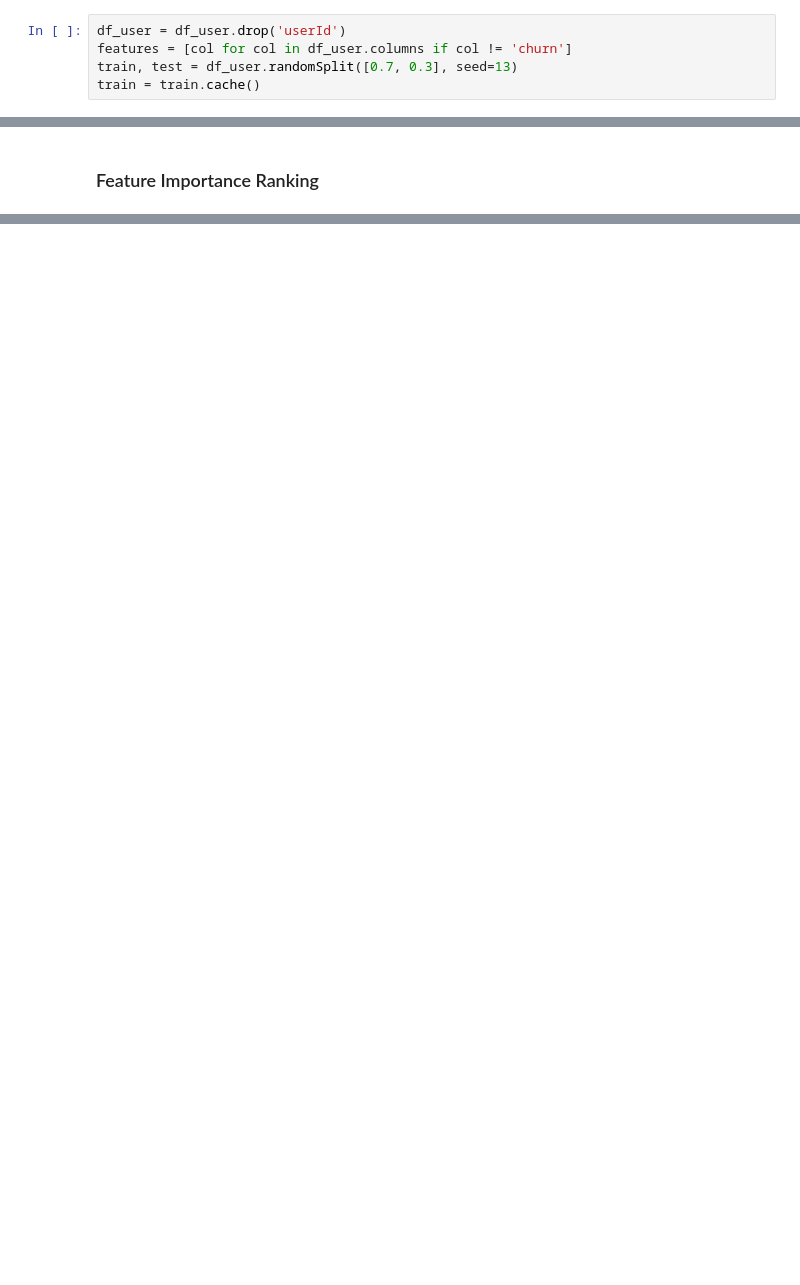
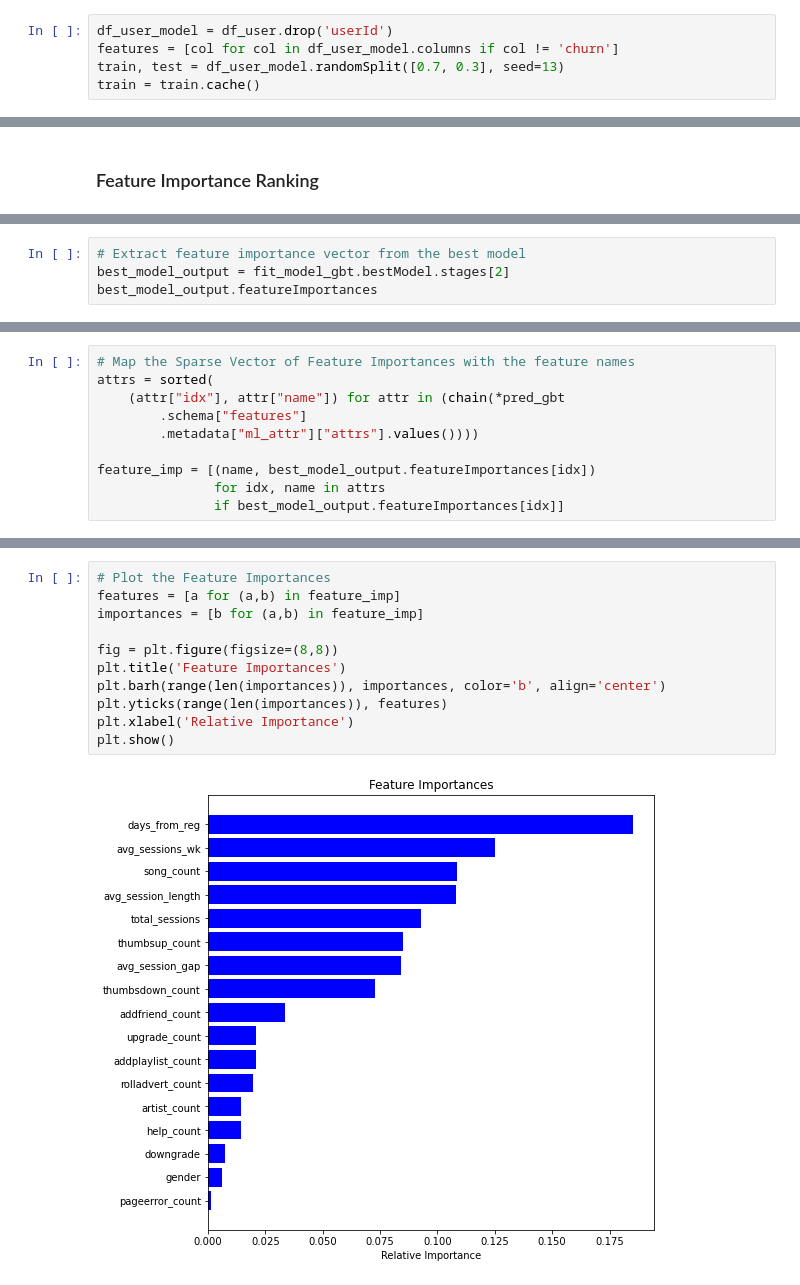
Before and after one commit to noemistatcat/Sparkify-Capstone-Project, a Jupyter notebook: Sparkify.ipynb, the cells around one changed output, grey strips where cells are left out. Saved outputs shown, nothing was run; the diff lists cells and outputs as text; blank space fills up the shorter version.

```diff
--- a/Sparkify.ipynb
+++ b/Sparkify.ipynb
@@ -416,9 +415,9 @@ Split the full dataset into train, test, and validation sets. Test out several o
 # %% [markdown]
 ### Split into train and test set
 # %%
-df_user = df_user.drop('userId')
-features = [col for col in df_user.columns if col != 'churn']
-train, test = df_user.randomSplit([0.7, 0.3], seed=13)
+df_user_model = df_user.drop('userId')
+features = [col for col in df_user_model.columns if col != 'churn']
+train, test = df_user_model.randomSplit([0.7, 0.3], seed=13)
 train = train.cache()
 # %% [markdown]
 ### Create the model pipeline
@@ -520,0 +500,4 @@ Clean up your code, adding comments and renaming variables to make the code easi
+# %%
+# Extract feature importance vector from the best model
+best_model_output = fit_model_gbt.bestModel.stages[2]
+best_model_output.featureImportances
@@ -520,0 +506,10 @@ Clean up your code, adding comments and renaming variables to make the code easi
+# %%
+# Map the Sparse Vector of Feature Importances with the feature names
+attrs = sorted(
+    (attr["idx"], attr["name"]) for attr in (chain(*pred_gbt
+        .schema["features"]
+        .metadata["ml_attr"]["attrs"].values())))
+
+feature_imp = [(name, best_model_output.featureImportances[idx])
+               for idx, name in attrs
+               if best_model_output.featureImportances[idx]]
@@ -520,0 +541,13 @@ Clean up your code, adding comments and renaming variables to make the code easi
+# %%
+# Plot the Feature Importances
+features = [a for (a,b) in feature_imp]
+importances = [b for (a,b) in feature_imp]
+
+fig = plt.figure(figsize=(8,8))
+plt.title('Feature Importances')
+plt.barh(range(len(importances)), importances, color='b', align='center')
+plt.yticks(range(len(importances)), features)
+plt.xlabel('Relative Importance')
+plt.show()
+# %% [output]
+[figure, added]
```
Also changed, not shown: parts of 52 cells of this notebook.
